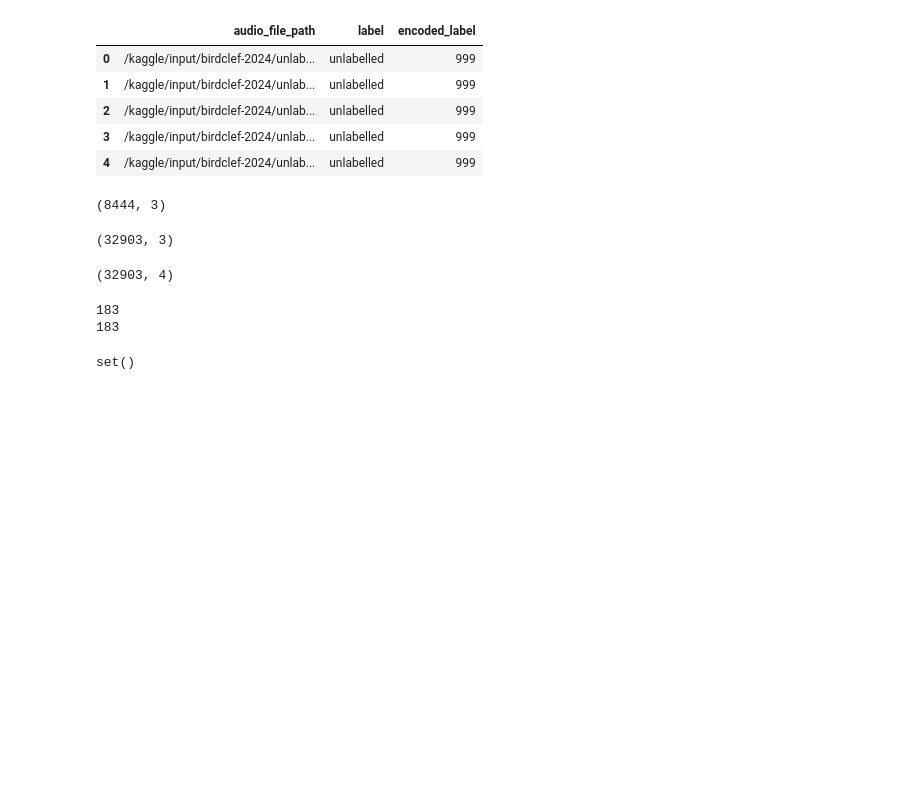
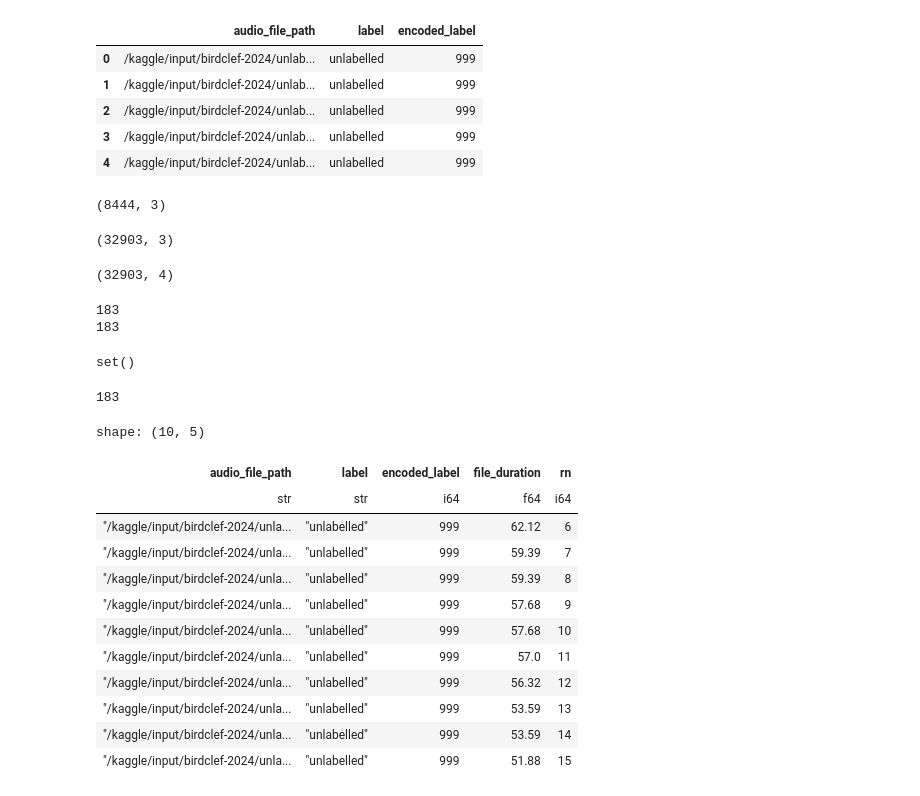
Before and after one commit to sumaniitm/BirdCLEF-2024-kaggle, a Jupyter notebook: mix-and-match.ipynb, the cells around one changed output. Drawn from its saved outputs; the diff is of its cells as text; code cells hidden in the pictures; blank space fills up the shorter version.

```diff
--- a/mix-and-match.ipynb
+++ b/mix-and-match.ipynb
@@ -136,3 +136,33 @@ set(list1) ^ set(list2)
 183
 183
 set()
+# %%
+files_per_species_w_rnk = dd.sql(" select *, row_number()over(partition by label, encoded_label order by file_duration desc) as rn \
+from combined_data_pd where file_duration >= 5 and file_duration <= 80").pl().sort(by=['encoded_label','rn'])
+
+len(files_per_species_w_rnk.filter(pl.col('rn')<=10).select(pl.col('label')).unique().to_series().to_list())
+# %% [output]
+183
+# %%
+files_per_species_final = files_per_species_w_rnk.filter(pl.col('rn')<=15)
+# files_per_species_final
+
+file_count_avg_dur = dd.sql("select label, count(distinct(audio_file_path)) as files, avg(file_duration) as avg_file_duration \
+from files_per_species_final group by label").pl()
+# %%
+pl.Config(fmt_str_lengths=100)
+files_per_species_final.tail(10)
+# %% [output]
+shape: (10, 5)
+| audio_file_path | label | encoded_label | file_duration | rn |
+| str | str | i64 | f64 | i64 |
+| "/kaggle/input/birdclef-2024/unla... | "unlabelled" | 999 | 62.12 | 6 |
+| "/kaggle/input/birdclef-2024/unla... | "unlabelled" | 999 | 59.39 | 7 |
+| "/kaggle/input/birdclef-2024/unla... | "unlabelled" | 999 | 59.39 | 8 |
+| "/kaggle/input/birdclef-2024/unla... | "unlabelled" | 999 | 57.68 | 9 |
+| "/kaggle/input/birdclef-2024/unla... | "unlabelled" | 999 | 57.68 | 10 |
+| "/kaggle/input/birdclef-2024/unla... | "unlabelled" | 999 | 57.0 | 11 |
+| "/kaggle/input/birdclef-2024/unla... | "unlabelled" | 999 | 56.32 | 12 |
+| "/kaggle/input/birdclef-2024/unla... | "unlabelled" | 999 | 53.59 | 13 |
+| "/kaggle/input/birdclef-2024/unla... | "unlabelled" | 999 | 53.59 | 14 |
+| "/kaggle/input/birdclef-2024/unla... | "unlabelled" | 999 | 51.88 | 15 |
```
Also changed, not shown: parts of 22 cells of this notebook.
